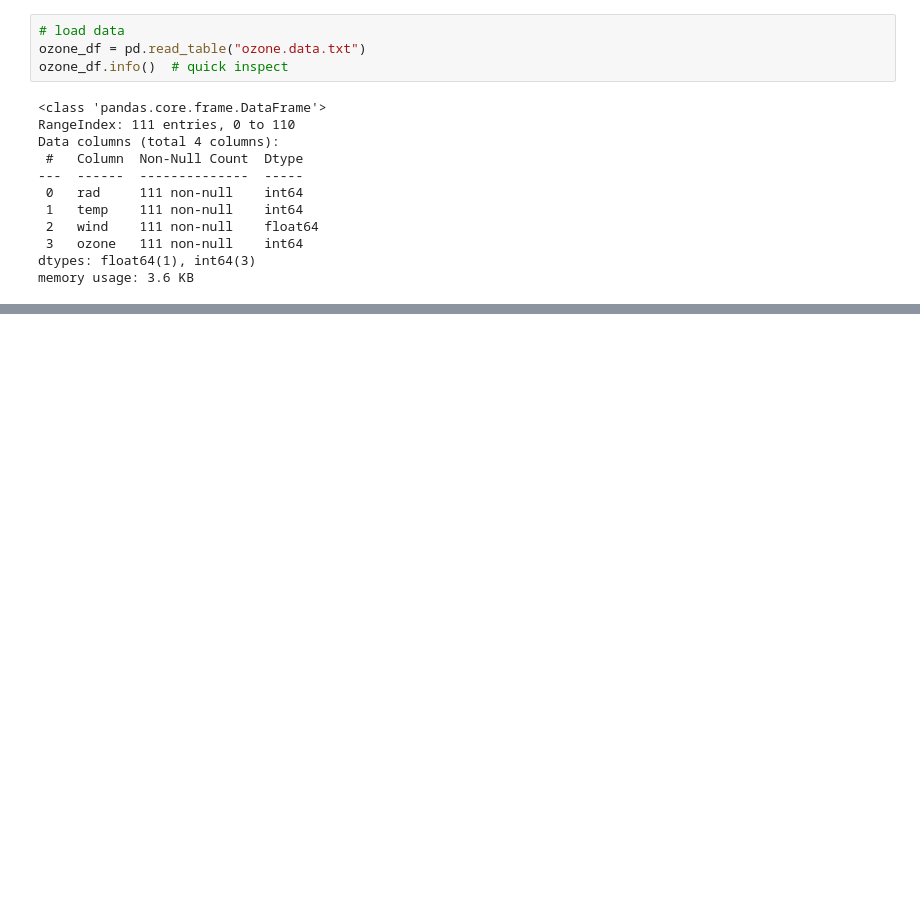
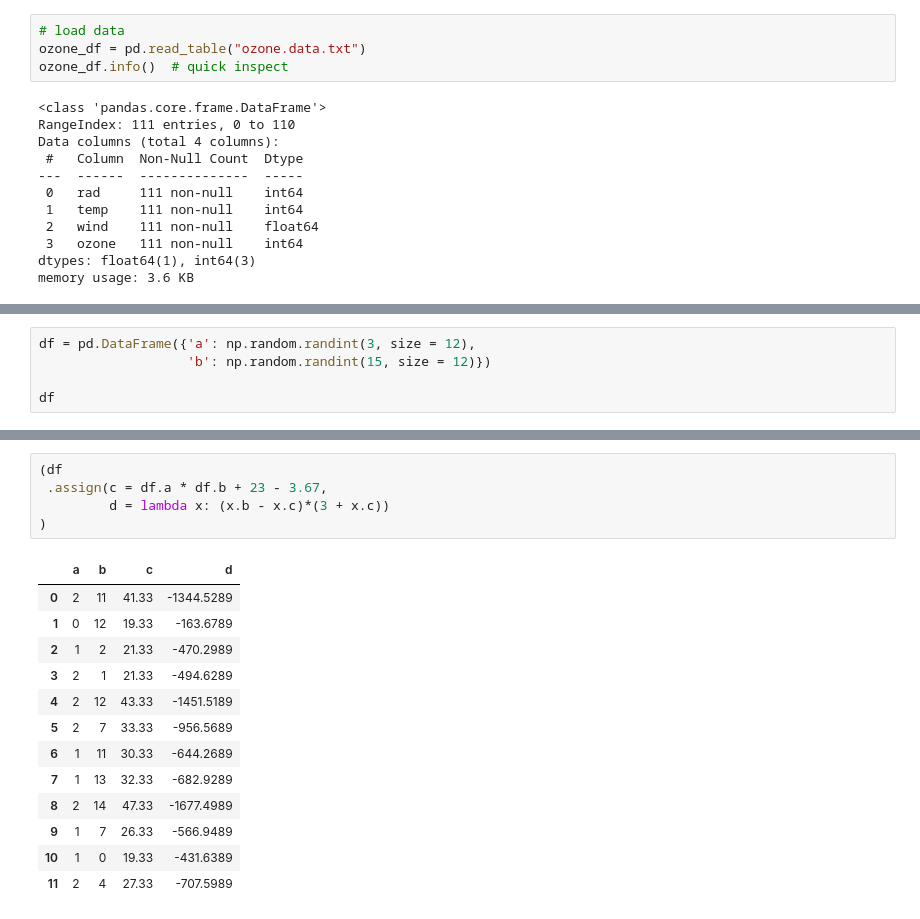
Before and after one commit to wincaton/week8labs, a Jupyter notebook: 08_Tutorial.ipynb, the cells around one changed output, grey strips where cells are left out. Drawn from its saved outputs; the diff is of its cells as text; blank space fills up the shorter version.

```diff
--- a/08_Tutorial.ipynb
+++ b/08_Tutorial.ipynb
@@ -119,0 +205,5 @@ l = list(range(62, 91))  # create a range that we will use later for selecting r
+# %%
+df = pd.DataFrame({'a': np.random.randint(3, size = 12),
+                   'b': np.random.randint(15, size = 12)})
+
+df
@@ -119,0 +268,19 @@ l = list(range(62, 91))  # create a range that we will use later for selecting r
+# %%
+(df
+ .assign(c = df.a * df.b + 23 - 3.67,
+         d = lambda x: (x.b - x.c)*(3 + x.c))
+)
+# %% [output]
+|  | a | b | c | d |
+| 0 | 2 | 11 | 41.33 | -1344.5289 |
+| 1 | 0 | 12 | 19.33 | -163.6789 |
+| 2 | 1 | 2 | 21.33 | -470.2989 |
+| 3 | 2 | 1 | 21.33 | -494.6289 |
+| 4 | 2 | 12 | 43.33 | -1451.5189 |
+| 5 | 2 | 7 | 33.33 | -956.5689 |
+| 6 | 1 | 11 | 30.33 | -644.2689 |
+| 7 | 1 | 13 | 32.33 | -682.9289 |
+| 8 | 2 | 14 | 47.33 | -1677.4989 |
+| 9 | 1 | 7 | 26.33 | -566.9489 |
+| 10 | 1 | 0 | 19.33 | -431.6389 |
+| 11 | 2 | 4 | 27.33 | -707.5989 |
```
Also changed, not shown: parts of 21 cells of this notebook, 2 other files.
